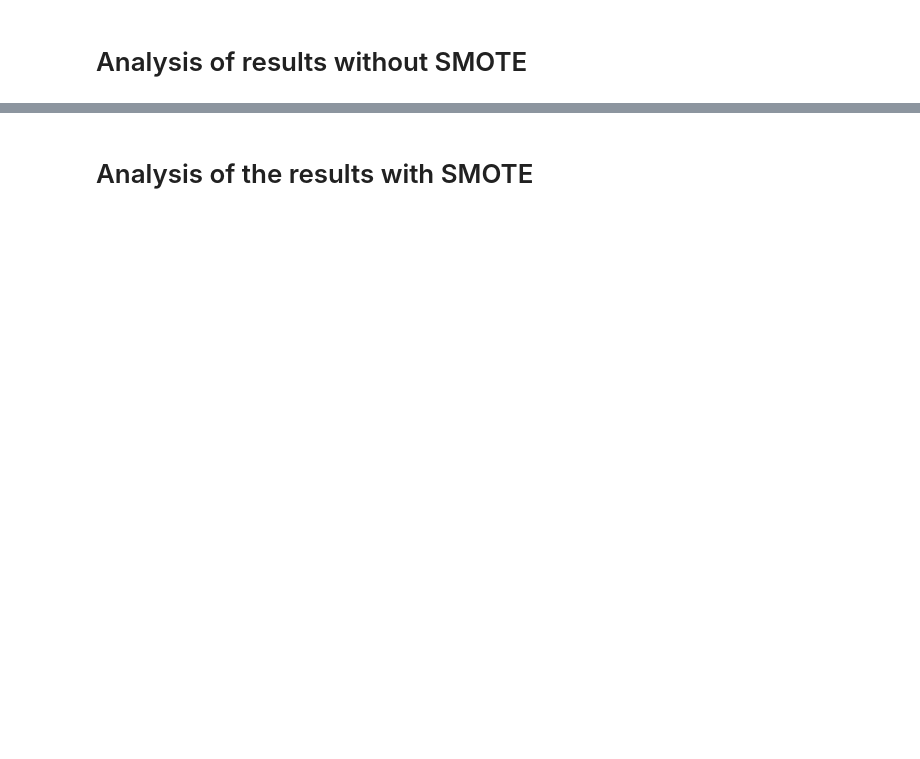
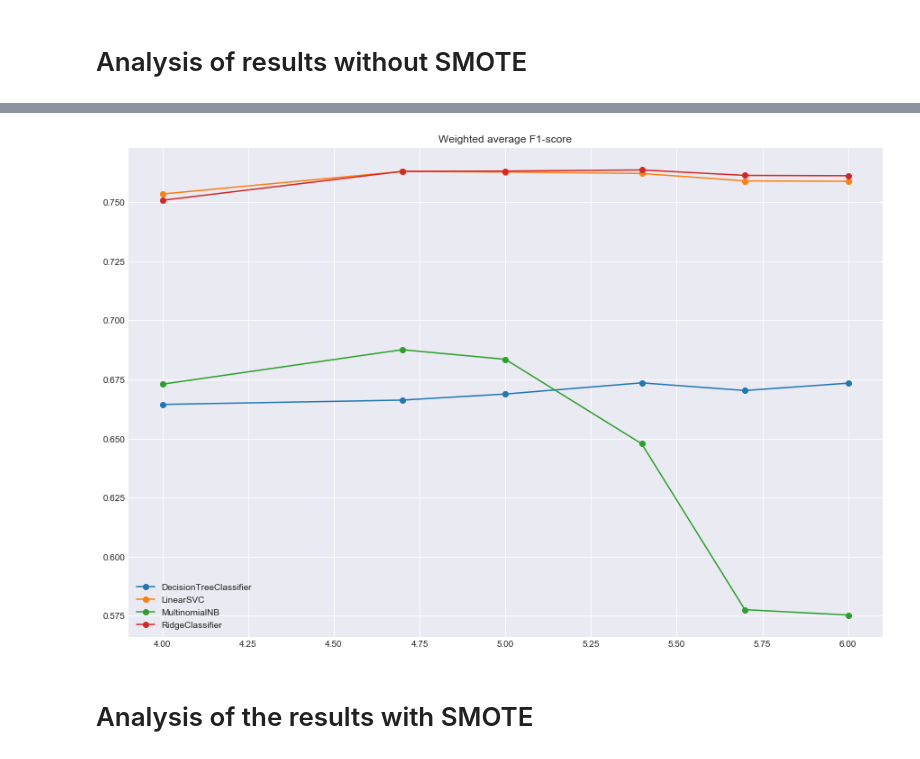
Before and after one commit to SimonKenoby/Master-Thesis-Fake-News-Dectection, a Jupyter notebook: Code/Analysis/analysis1.ipynb, the cells around one changed output, grey strips where cells are left out. Drawn from its saved outputs; the diff is of its cells as text; code cells hidden in the pictures; blank space fills up the shorter version.

```diff
--- a/Code/Analysis/analysis1.ipynb
+++ b/Code/Analysis/analysis1.ipynb
@@ -98,3 +57,12 @@ chart.save('output/all_reliable_precision.png', webdriver='firefox')
+# %%
+fig, axes = plt.subplots(nrows = 1, ncols = 1, figsize=(15,10))
+for key, grp in results[results['type'] == 'fake'].groupby(['model']):
+    axes.plot(grp['max_features'], grp['f1'], label=key, marker='o')
+    axes.set_title('Weighted average F1-score')
+    #axes[0].xscale('log')
+    axes.legend()
+# %% [output]
+[figure, added]
 # %% [markdown]
 # Analysis of the results with SMOTE
 # %%
```
Also changed, not shown: parts of 14 cells of this notebook, 40 other files.
